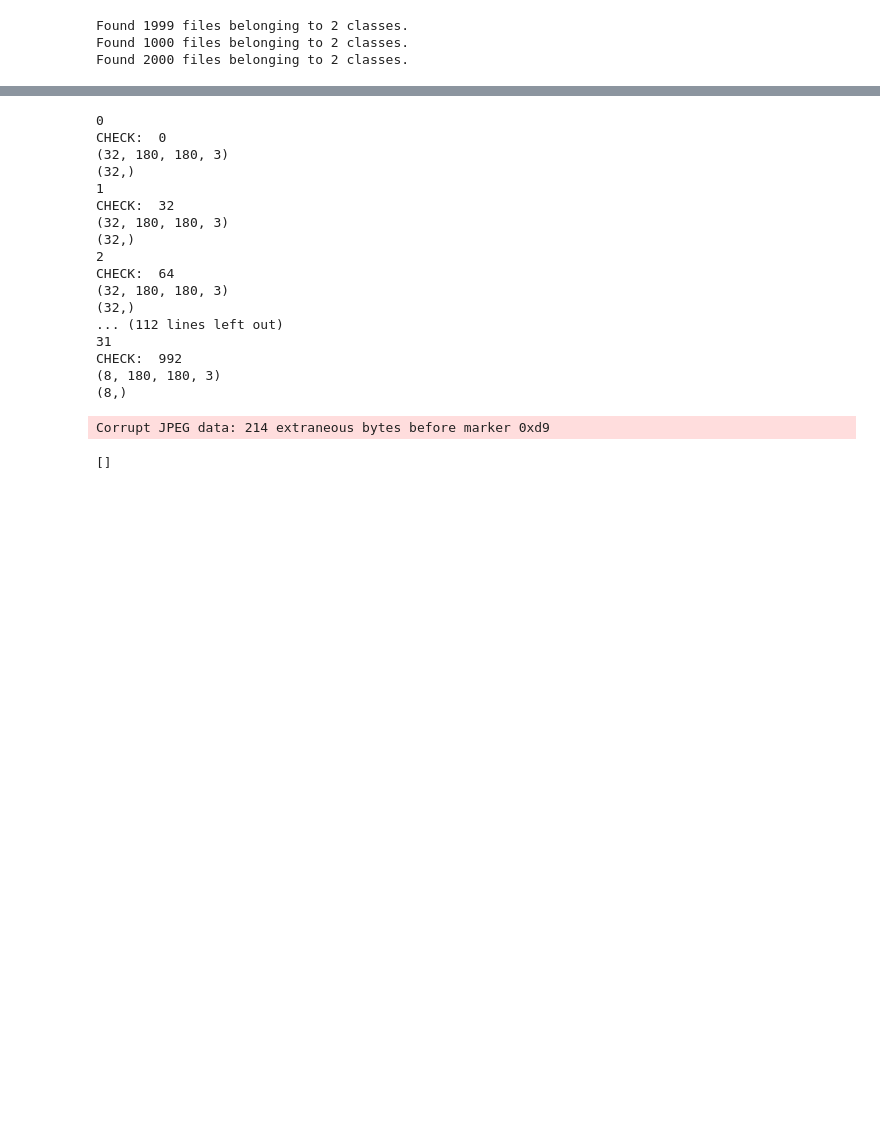
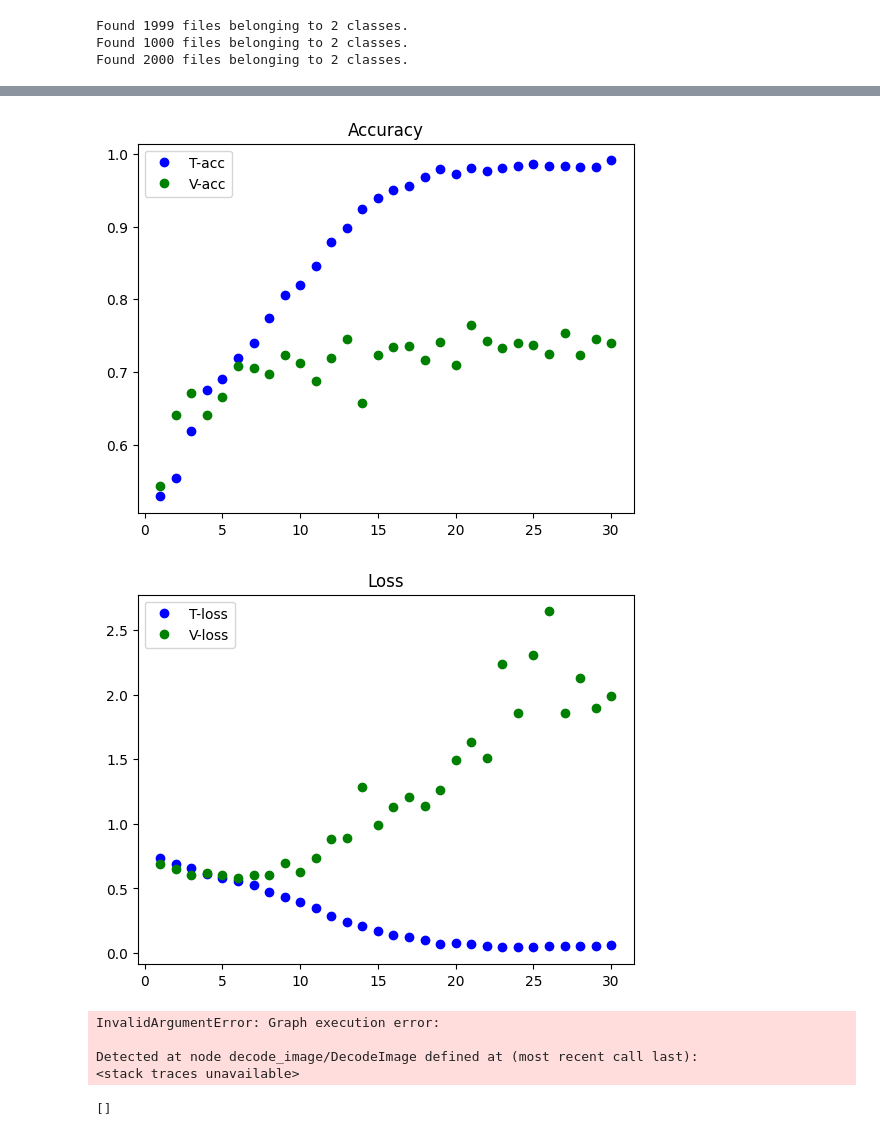
Before and after one commit to evizitei/deep_learning_with_python_book, a Jupyter notebook: notebooks/CatVsDog.ipynb, the cells around one changed output, grey strips where cells are left out. Saved outputs shown, nothing was run; the diff lists cells and outputs as text; code cells hidden in the pictures; blank space fills up the shorter version.

Commit message:
model eval with no augmentation

```diff
--- a/notebooks/CatVsDog.ipynb
+++ b/notebooks/CatVsDog.ipynb
@@ -89,7 +89,7 @@ clean_test_dataset = test_dataset.ignore_errors()
 # %%
 callbacks = [
     keras.callbacks.ModelCheckpoint(
-        filepath="convnet_from_scratch",
+        filepath="assets/convnet_from_scratch",
         save_best_only=True,
         monitor="val_loss"
     )
@@ -121,56 +120,31 @@ INFO:tensorflow:Assets written to: convnet_from_scratch/assets
 # %%
-batch = None
-for i, (db, lb) in enumerate(clean_val_dataset):
-    print(i)
-    print("CHECK: ", i*32)
-    print(db.shape)
-    print(lb.shape)
+import matplotlib.pyplot as plt
+accuracy = history.history["accuracy"]
+val_accuracy = history.history["val_accuracy"]
+loss = history.history['loss']
+val_loss = history.history['val_loss']
+epochs = range(1, len(accuracy) + 1)
+plt.plot(epochs, accuracy, "bo", label="T-acc")
+plt.plot(epochs, val_accuracy, "go", label="V-acc")
+plt.title("Accuracy")
+plt.legend()
+plt.figure()
+plt.plot(epochs, loss, "bo", label="T-loss")
+plt.plot(epochs, val_loss, "go", label="V-loss")
+plt.title("Loss")
+plt.legend()
+plt.show()
 # %% [output]
-0
-CHECK:  0
-(32, 180, 180, 3)
-(32,)
-1
-CHECK:  32
-(32, 180, 180, 3)
-(32,)
-2
-CHECK:  64
-(32, 180, 180, 3)
-(32,)
-... (112 lines left out)
-31
-CHECK:  992
-(8, 180, 180, 3)
-(8,)
-Corrupt JPEG data: 214 extraneous bytes before marker 0xd9
+[figure, added]
+[figure, added]
 # %%
-import os
-from PIL import Image
-
-def validate_jpeg_files(directory):
-    corrupt_files = []
-    for root, _, files in os.walk(directory):
-        for filename in files:
-            filepath = os.path.join(root, filename)
-            if not filename.lower().endswith(('.jpg', '.jpeg')):
-                continue
-            try:
-                # Try to open and verify the image
-                with Image.open(filepath) as img:
-                    # Force load the image data
-                    img.verify()
-
-                # Double check by trying to load it again
-                with Image.open(filepath) as img:
-                    img.load()
-
-            except Exception as e:
-                corrupt_files.append({
-                    'path': filepath,
-                    'error': str(e)
-                })
-    return corrupt_files
+test_model = keras.models.load_model("assets/convnet_from_scratch")
+test_loss, test_acc = test_model.evaluate(test_dataset)
+# %% [output]
+InvalidArgumentError: Graph execution error:
+
+Detected at node decode_image/DecodeImage defined at (most recent call last):
+<stack traces unavailable>
 # %%
 validate_jpeg_files("./../data/PetImages/cat_vs_dog_small")
 # %% [output]
```
Also changed, not shown: parts of 1 cell of this notebook.
